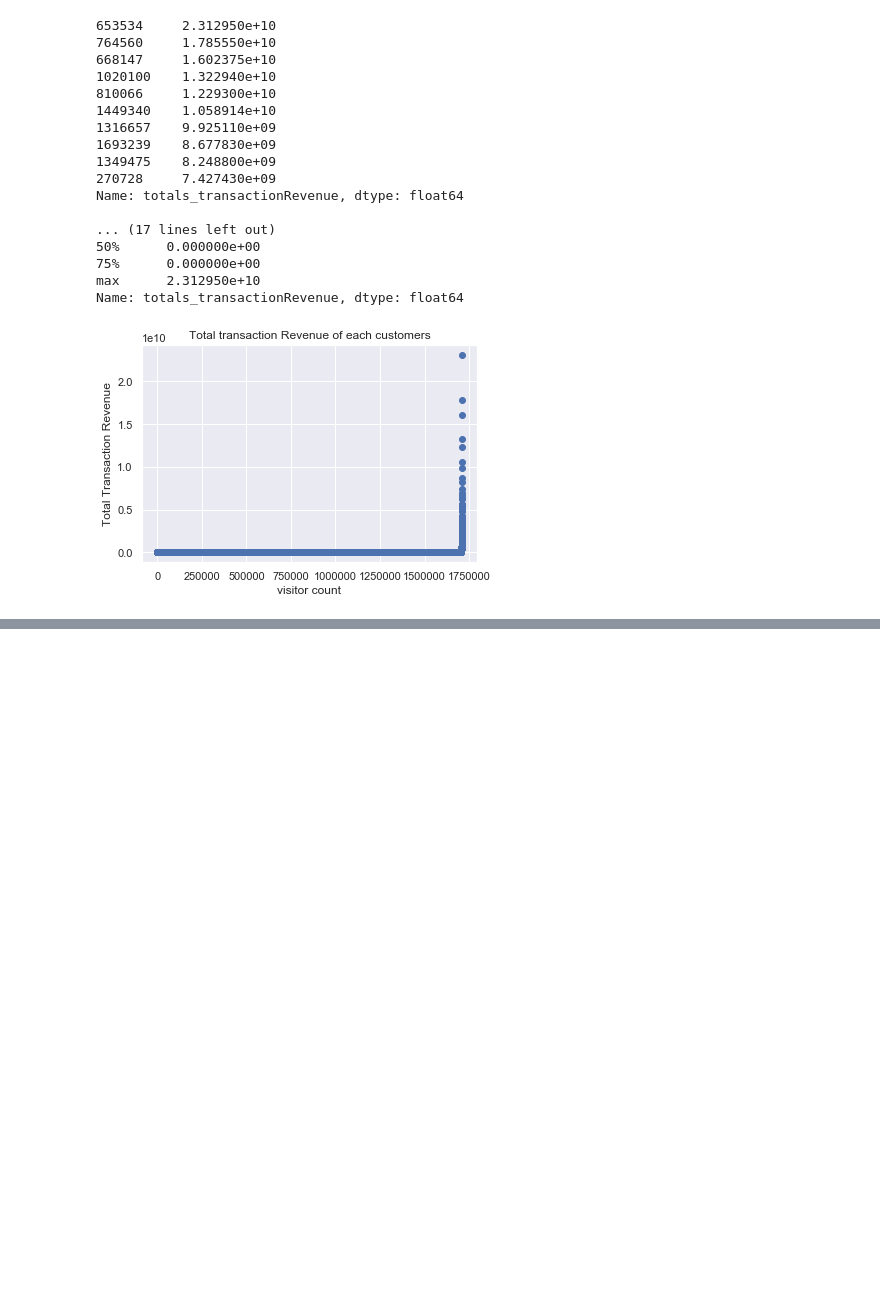
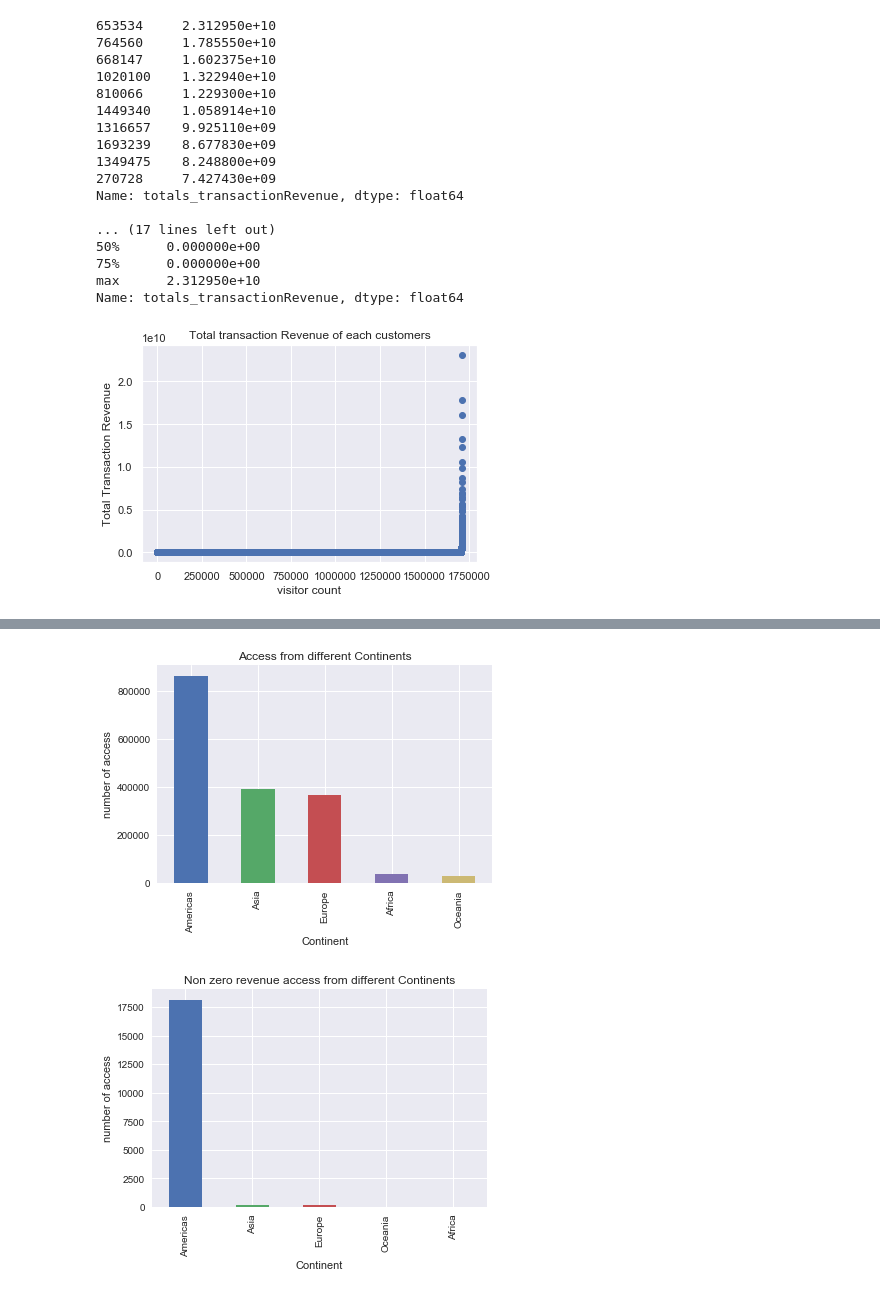
Before and after one commit to george2179/comp4651-project, a Jupyter notebook: comp4651-project.ipynb, the cells around one changed output, grey strips where cells are left out. Drawn from its saved outputs; the diff is of its cells as text; code cells hidden in the pictures; blank space fills up the shorter version.

```diff
--- a/comp4651-project.ipynb
+++ b/comp4651-project.ipynb
@@ -109,0 +191,23 @@ plt.show()
+# %%
+continent = train_data.groupby('geoNetwork_continent')['visitId'].nunique().sort_values(ascending=False).head(5)
+
+continent.plot.bar()
+
+plt.title("Access from different Continents")
+plt.xlabel("Continent")
+plt.ylabel("number of access")
+
+plt.show()
+
+continent_nonzero_revenue = train_data[train_data.totals_transactionRevenue>0].groupby('geoNetwork_continent')['visitId'].nunique().sort_values(ascending=False).head(5)
+
+continent_nonzero_revenue.plot.bar()
+
+plt.title("Non zero revenue access from different Continents")
+plt.xlabel("Continent")
+plt.ylabel("number of access")
+
+plt.show()
+# %% [output]
+[figure, added]
+[figure, added]
```
Also changed, not shown: parts of 17 cells of this notebook.
